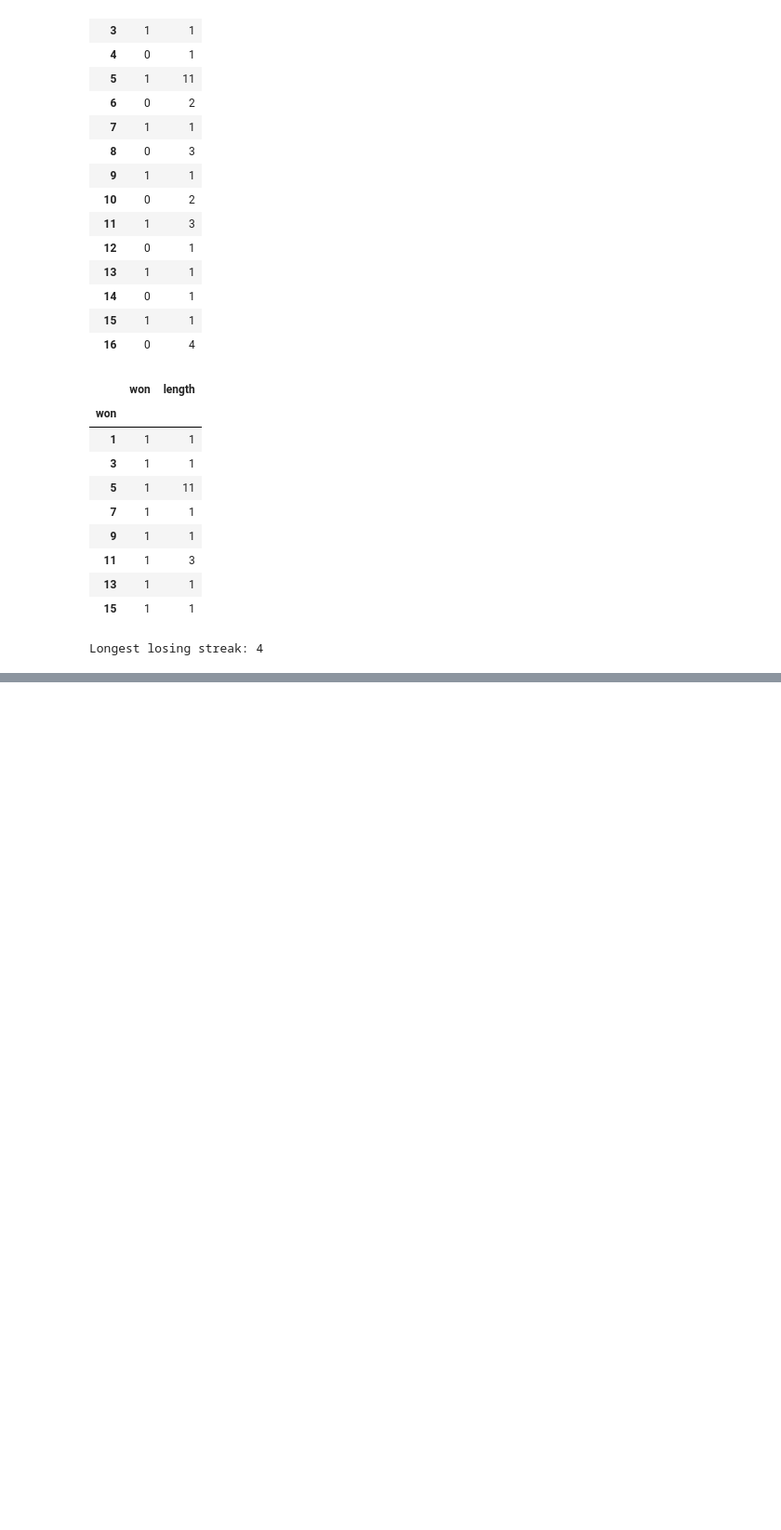
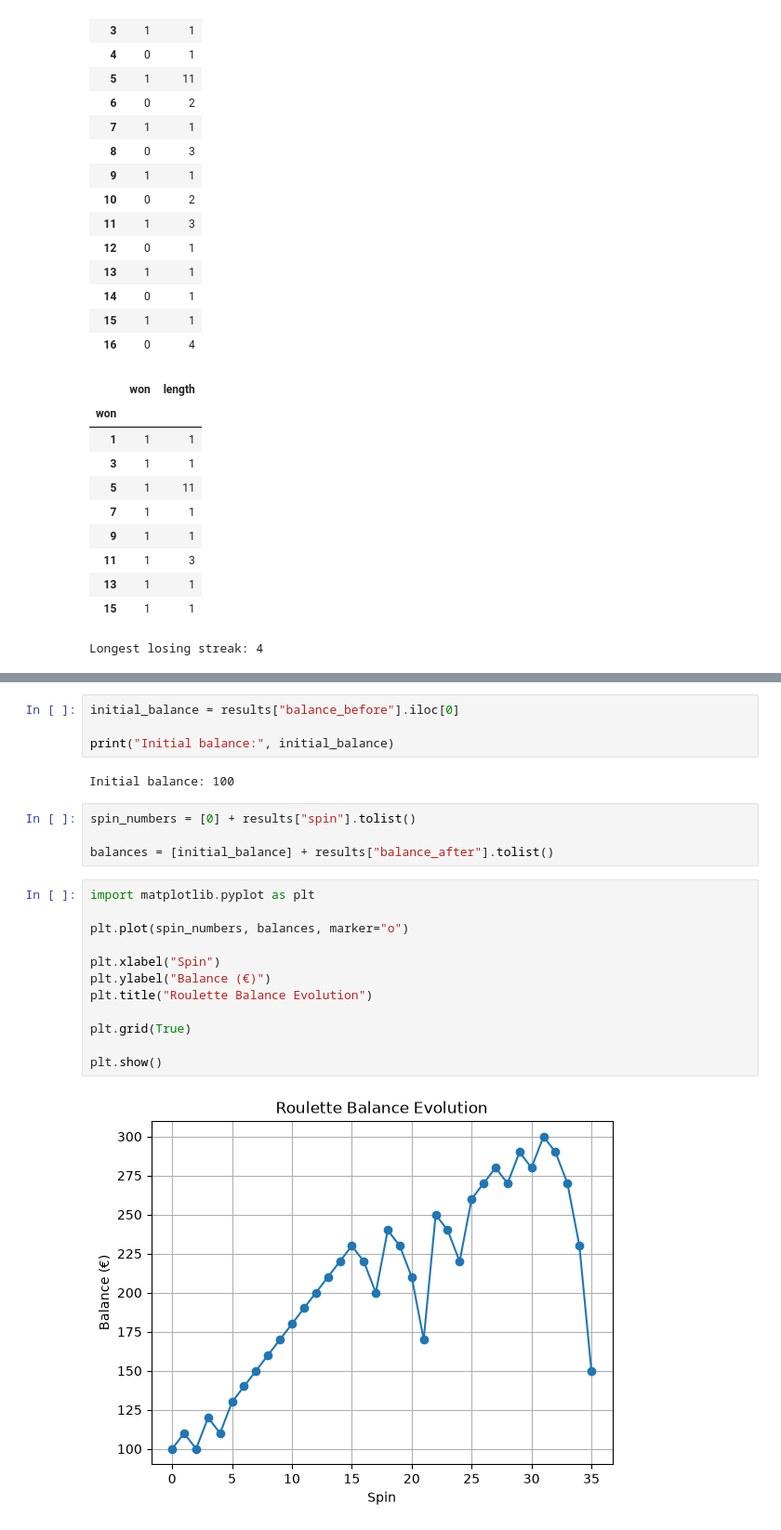
Before and after one commit to Vanest7/bash-scripting, a Jupyter notebook: roulette_analysis.ipynb, the cells around one changed output, grey strips where cells are left out. Shown at 93% size. Saved outputs shown, nothing was run; the diff lists cells and outputs as text; blank space fills up the shorter version.

Commit message:
learn to use matplotlib

```diff
--- a/roulette_analysis.ipynb
+++ b/roulette_analysis.ipynb
@@ -1759,0 +1809,24 @@ Longest losing streak: 4
+# %%
+initial_balance = results["balance_before"].iloc[0]
+
+print("Initial balance:", initial_balance)
+# %% [output]
+Initial balance: 100
+# %%
+spin_numbers = [0] + results["spin"].tolist()
+
+balances = [initial_balance] + results["balance_after"].tolist()
+# %%
+import matplotlib.pyplot as plt
+
+plt.plot(spin_numbers, balances, marker="o")
+
+plt.xlabel("Spin")
+plt.ylabel("Balance (€)")
+plt.title("Roulette Balance Evolution")
+
+plt.grid(True)
+
+plt.show()
+# %% [output]
+[figure, added]
```
Also changed, not shown: parts of 30 cells of this notebook.
